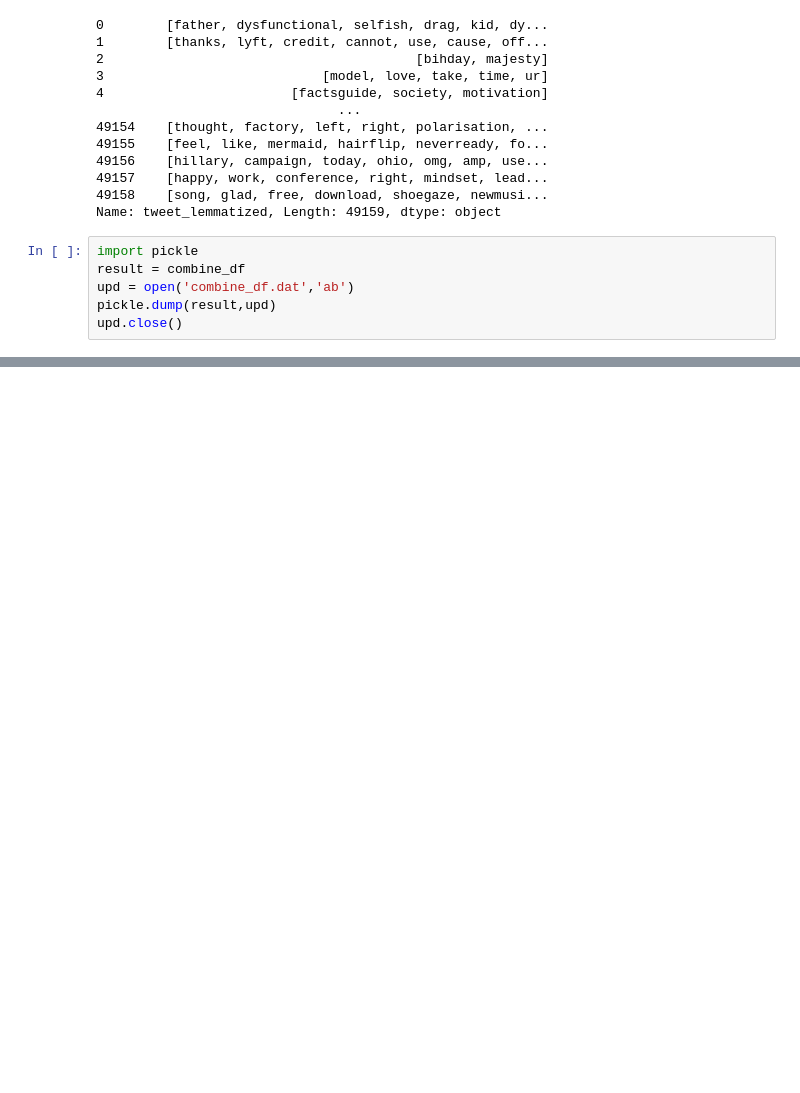
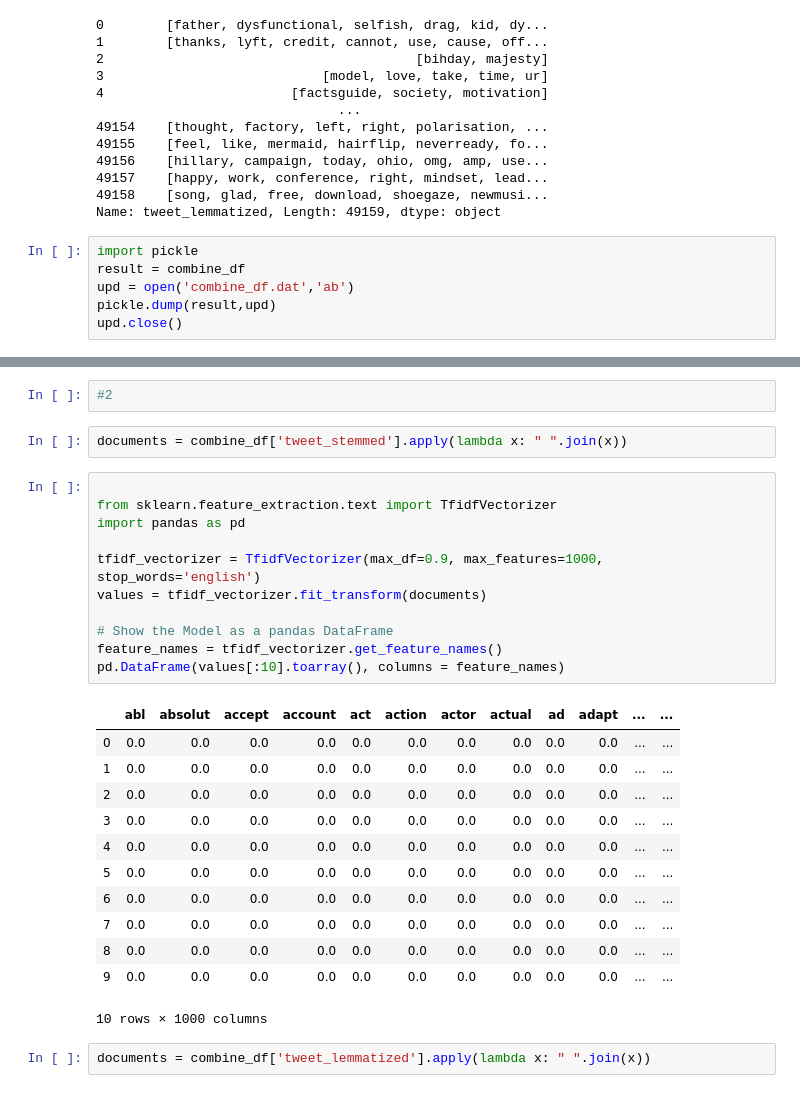
Before and after one commit to lyutov89/intro_to_natural_language, a Jupyter notebook: lesson_1/hw_lesson_1_ASLyutov89.ipynb, the cells around one changed output, grey strips where cells are left out. Drawn from its saved outputs; the diff is of its cells as text; blank space fills up the shorter version.

```diff
--- a/lesson_1/hw_lesson_1_ASLyutov89.ipynb
+++ b/lesson_1/hw_lesson_1_ASLyutov89.ipynb
@@ -582,0 +647,30 @@ upd.close()
+# %%
+#2
+# %%
+documents = combine_df['tweet_stemmed'].apply(lambda x: " ".join(x))
+# %%
+
+from sklearn.feature_extraction.text import TfidfVectorizer
+import pandas as pd
+
+tfidf_vectorizer = TfidfVectorizer(max_df=0.9, max_features=1000, stop_words='english')
+values = tfidf_vectorizer.fit_transform(documents)
+
+# Show the Model as a pandas DataFrame
+feature_names = tfidf_vectorizer.get_feature_names()
+pd.DataFrame(values[:10].toarray(), columns = feature_names)
+# %% [output]
+|  | abl | absolut | accept | account | act | action | actor | actual | ad | adapt | ... | ... |
+| 0 | 0.0 | 0.0 | 0.0 | 0.0 | 0.0 | 0.0 | 0.0 | 0.0 | 0.0 | 0.0 | ... | ... |
+| 1 | 0.0 | 0.0 | 0.0 | 0.0 | 0.0 | 0.0 | 0.0 | 0.0 | 0.0 | 0.0 | ... | ... |
+| 2 | 0.0 | 0.0 | 0.0 | 0.0 | 0.0 | 0.0 | 0.0 | 0.0 | 0.0 | 0.0 | ... | ... |
+| 3 | 0.0 | 0.0 | 0.0 | 0.0 | 0.0 | 0.0 | 0.0 | 0.0 | 0.0 | 0.0 | ... | ... |
+| 4 | 0.0 | 0.0 | 0.0 | 0.0 | 0.0 | 0.0 | 0.0 | 0.0 | 0.0 | 0.0 | ... | ... |
+| 5 | 0.0 | 0.0 | 0.0 | 0.0 | 0.0 | 0.0 | 0.0 | 0.0 | 0.0 | 0.0 | ... | ... |
+| 6 | 0.0 | 0.0 | 0.0 | 0.0 | 0.0 | 0.0 | 0.0 | 0.0 | 0.0 | 0.0 | ... | ... |
+| 7 | 0.0 | 0.0 | 0.0 | 0.0 | 0.0 | 0.0 | 0.0 | 0.0 | 0.0 | 0.0 | ... | ... |
+| 8 | 0.0 | 0.0 | 0.0 | 0.0 | 0.0 | 0.0 | 0.0 | 0.0 | 0.0 | 0.0 | ... | ... |
+| 9 | 0.0 | 0.0 | 0.0 | 0.0 | 0.0 | 0.0 | 0.0 | 0.0 | 0.0 | 0.0 | ... | ... |
+10 rows × 1000 columns
+# %%
+documents = combine_df['tweet_lemmatized'].apply(lambda x: " ".join(x))
```
Also changed, not shown: parts of 19 cells of this notebook.
